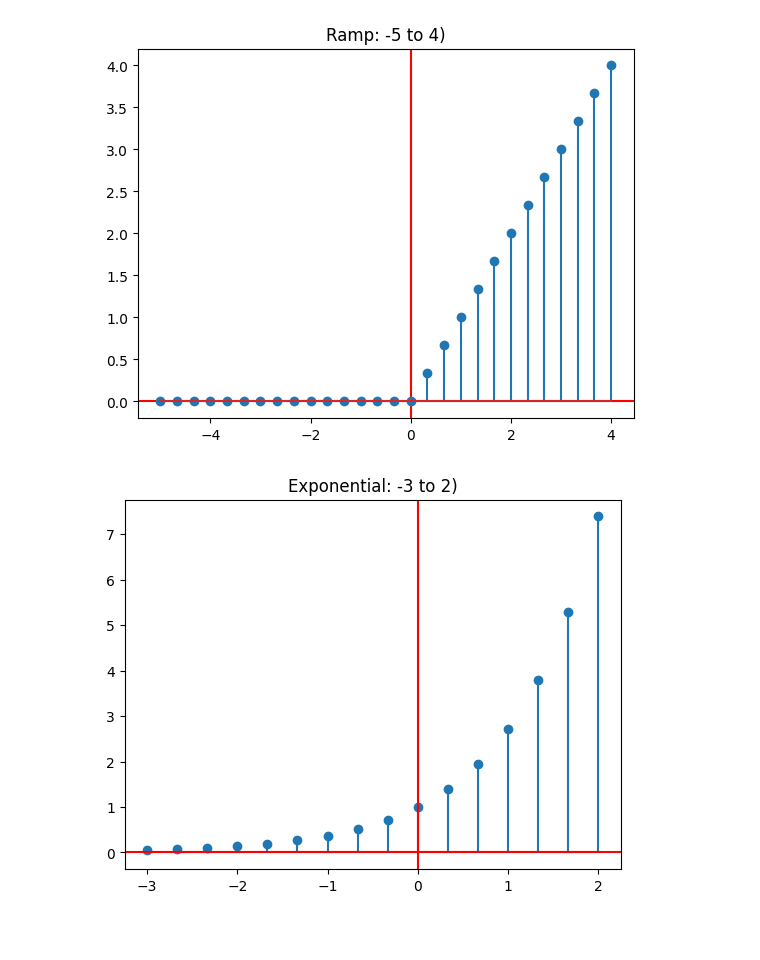
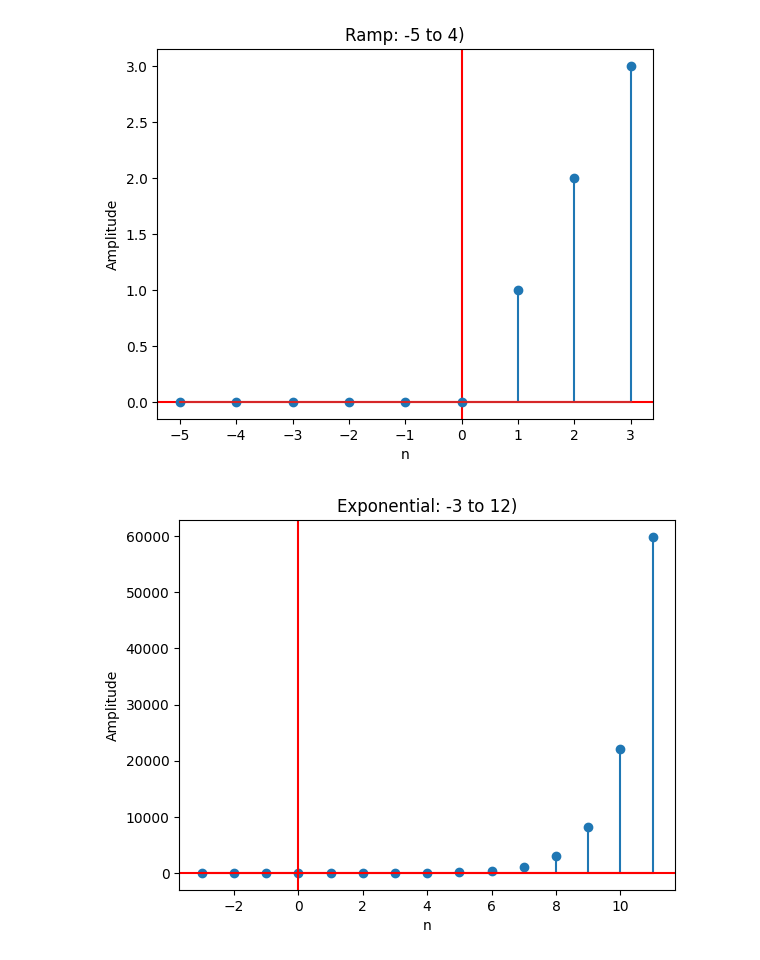
Before and after one commit to mdhasnainali/CSE3222-Digital_Signal_Peocessing_Lab, a Jupyter notebook: 0_generate_basic_graph.ipynb, the cells around one changed output. Cells and saved outputs as stored; diff of their text form; code cells hidden in the pictures; blank space fills up the shorter version.

```diff
--- a/0_generate_basic_graph.ipynb
+++ b/0_generate_basic_graph.ipynb
@@ -76,22 +82,24 @@ def ramp(start, end, sampling_rate):
     plt.grid()
     plt.show()
 # %%
-ramp(-5, 4, 3)
+ramp(-5, 4)
 # %% [output]
-[figure, old version]
+[figure, new version]
 # %%
-def exponential(start, end, sampling_rate):
-    x = np.linspace(start=start,stop=end,num=int((end-start)*sampling_rate) + 1)
-    y = np.exp(x)
+def exponential(start, end):
+    n = np.arange(start,end)
+    y_n = np.exp(n)
 
-    plt.stem(x,y)
+    plt.stem(n,y_n)
     plt.title(f'Exponential: {start} to {end})')
+    plt.xlabel("n")
+    plt.ylabel("Amplitude")
     plt.grid(True, which='both')
     plt.axhline(color='r')
     plt.axvline(color='r')
     plt.grid()
     plt.show()
 # %%
-exponential(-3, 2, 3)
+exponential(-3, 12)
 # %% [output]
-[figure, old version]
+[figure, new version]
```
Also changed, not shown: parts of 8 cells of this notebook.
